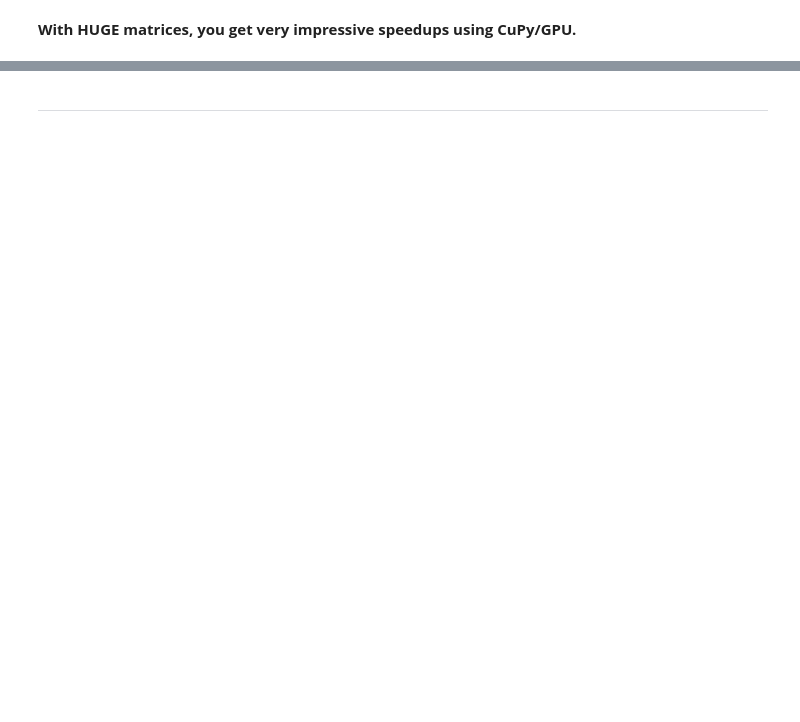
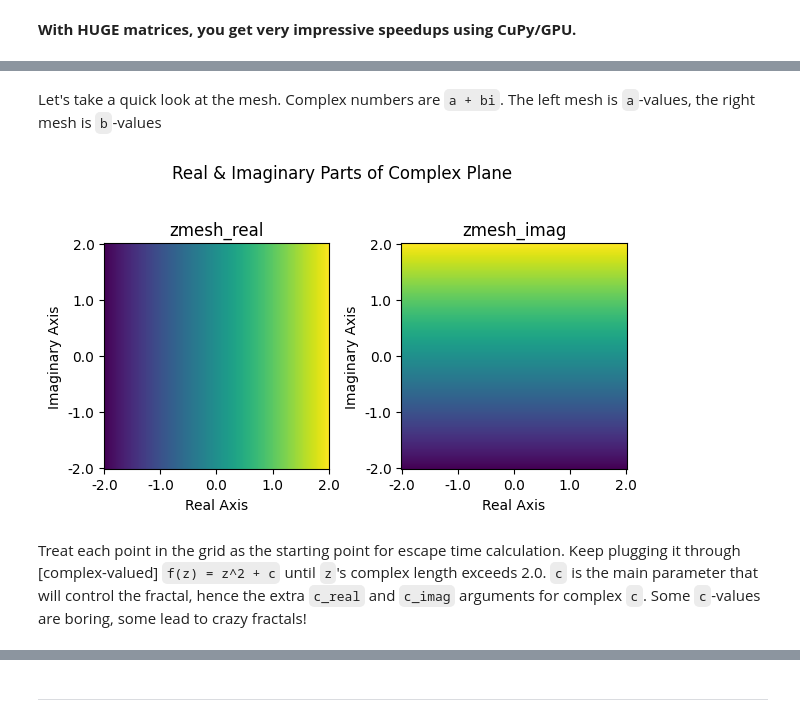
Before and after one commit to etotheipi/fractal1027, a Jupyter notebook: fractal_1027.ipynb, the cells around one changed output, grey strips where cells are left out. Saved outputs shown, nothing was run; the diff lists cells and outputs as text; code cells hidden in the pictures; blank space fills up the shorter version.

```diff
--- a/fractal_1027.ipynb
+++ b/fractal_1027.ipynb
@@ -138,0 +151,15 @@ GPU (CuPy) Speedup over CPU (Numpy) for 10000x10000 matrices: 463.02x
+# %%
+SIZE=768
+EPS=1e-6
+
+zmesh_real, zmesh_imag = np.meshgrid(
+    np.arange(-2, 2, (4 + EPS) / (SIZE - 1), dtype=np.float32),
+    np.arange(-2, 2, (4 + EPS) / (SIZE - 1), dtype=np.float32))
+# %% [markdown]
+Let's take a quick look at the mesh.  Complex numbers are `a + bi`.  The left mesh is `a`-values, the right mesh is `b`-values
+# %%
+nb_utils.show_complex_mesh(zmesh_real, zmesh_imag)
+# %% [output]
+[figure, added]
+# %% [markdown]
+Treat each point in the grid as the starting point for escape time calculation.  Keep plugging it through [complex-valued] `f(z) = z^2 + c` until `z`'s complex length exceeds 2.0. `c` is the main parameter that will control the fractal, hence the extra `c_real` and `c_imag` arguments for complex `c`.  Some `c`-values are boring, some lead to crazy fractals!
```
Also changed, not shown: parts of 56 cells of this notebook, 6 other files.
